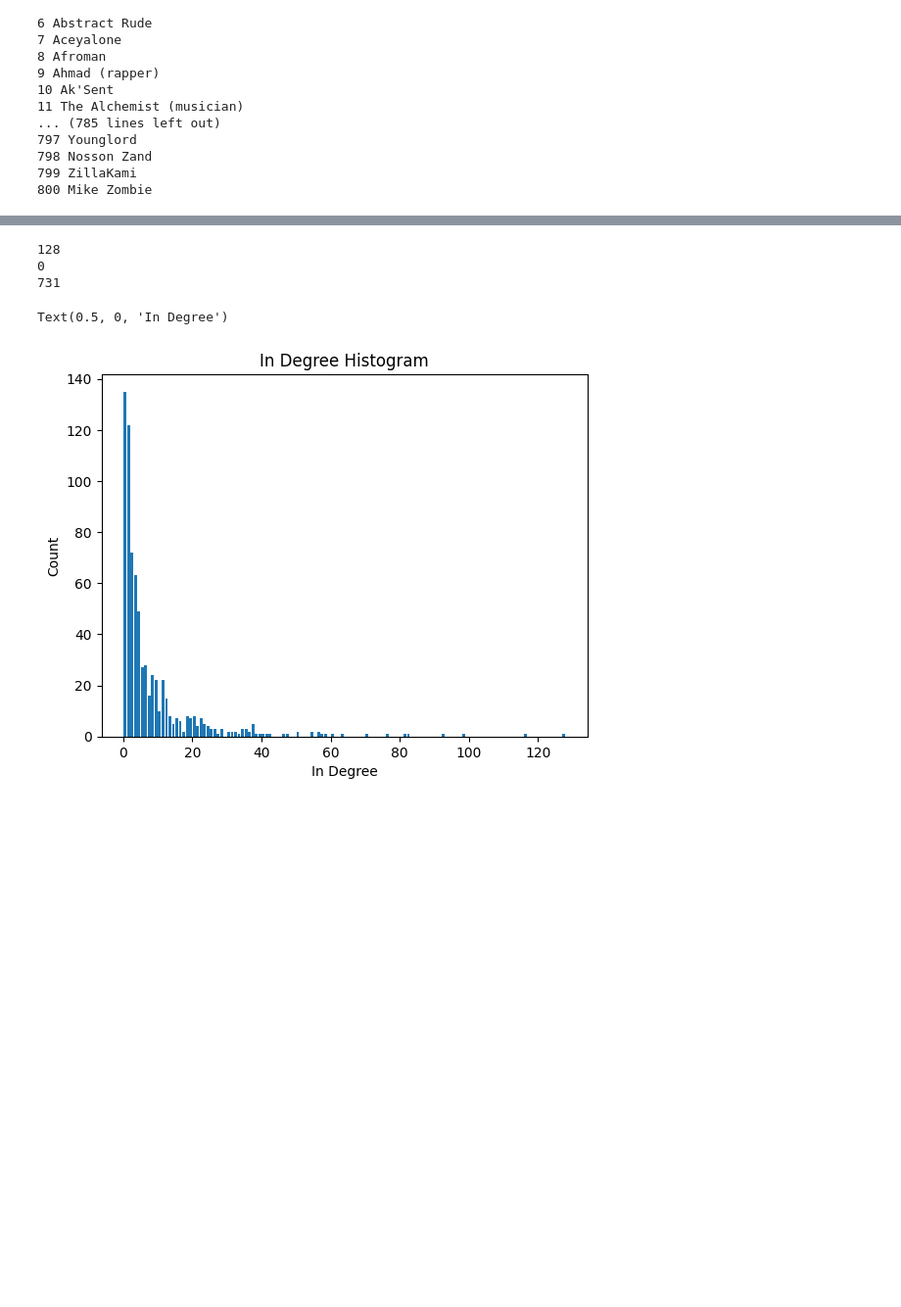
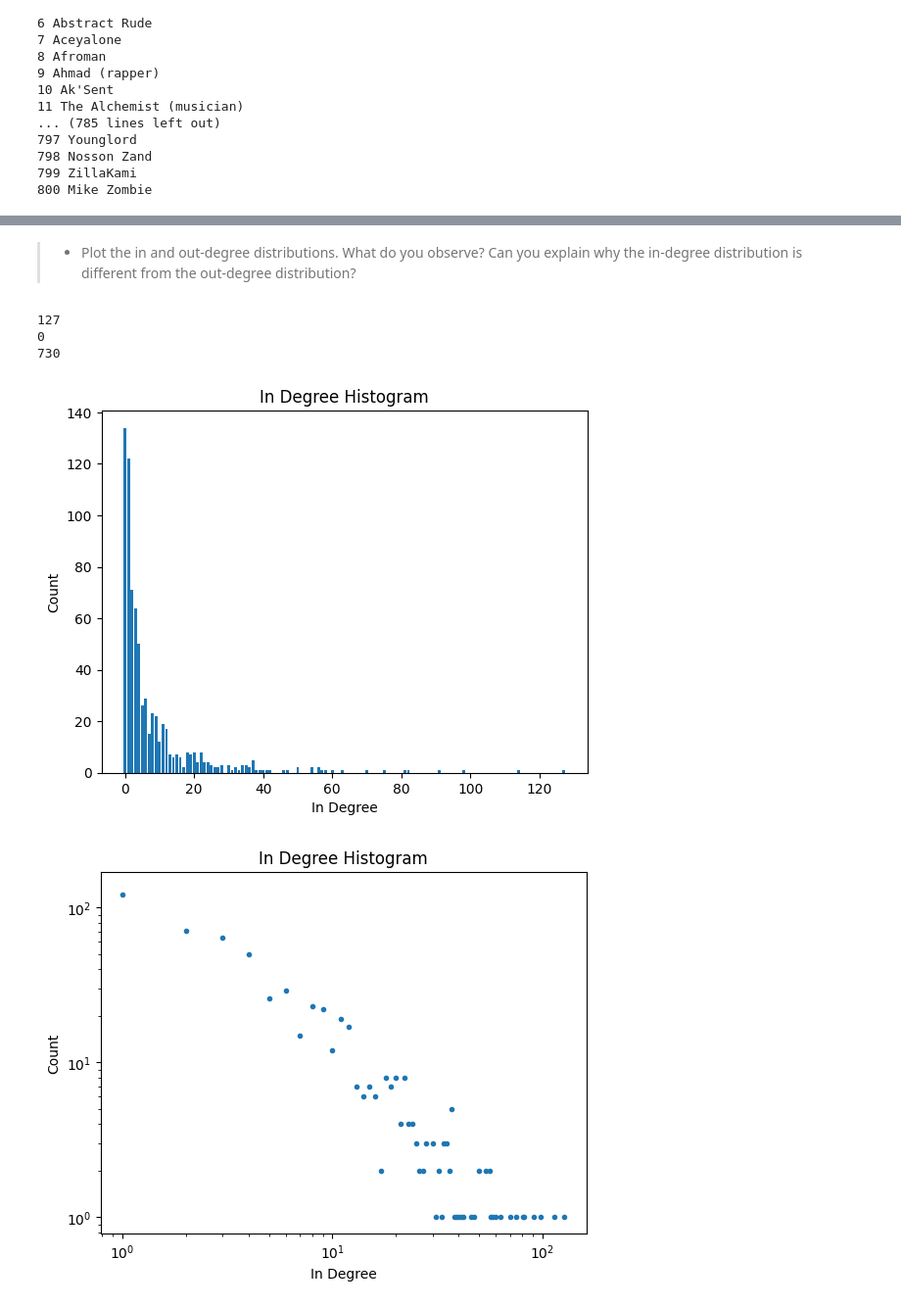
Before and after one commit to AnneKDesler/socialgraphs2023, a Jupyter notebook: Week04/Week4.ipynb, the cells around one changed output, grey strips where cells are left out. Shown at 98% size. Drawn from its saved outputs; the diff is of its cells as text; code cells hidden in the pictures; blank space fills up the shorter version.

```diff
--- a/Week04/Week4.ipynb
+++ b/Week04/Week4.ipynb
@@ -555,26 +552,36 @@ number of links between the two coasts: 1262
+# %% [markdown]
+> * Plot the in and out-degree distributions. What do you observe? Can you explain why the in-degree distribution is different from the out-degree distribution?
 # %%
 import numpy as np
 import matplotlib.pyplot as plt
 
 k_in = [d for n, d in G.in_degree()]
 max_k_in = np.max(k_in)
 min_k_in = np.min(k_in)
 print(max_k_in)
 print(min_k_in)
-v = np.arange(min_k_in,max_k_in+1)
+v = np.arange(min_k_in,max_k_in+2)
 
 counts, bins = np.histogram(k_in, bins=v)
 sum_counts = np.sum(counts)
 print(sum_counts)
 
-plt.bar((bins[:-1]+bins[1:])/2, counts)
+plt.bar(bins[:-1], counts)
 
 plt.title("In Degree Histogram")
 plt.ylabel("Count")
 plt.xlabel("In Degree")
+plt.show()
+
+plt.loglog(bins[:-1], counts,'.')
+
+plt.title("In Degree Histogram")
+plt.ylabel("Count")
+plt.xlabel("In Degree")
+plt.show()
 # %% [output]
-128
+127
 0
-731
+730
-Text(0.5, 0, 'In Degree')
-[figure, old version]
+[figure, new version]
+[figure, added]
```
Also changed, not shown: parts of 23 cells of this notebook, 1 other file.
